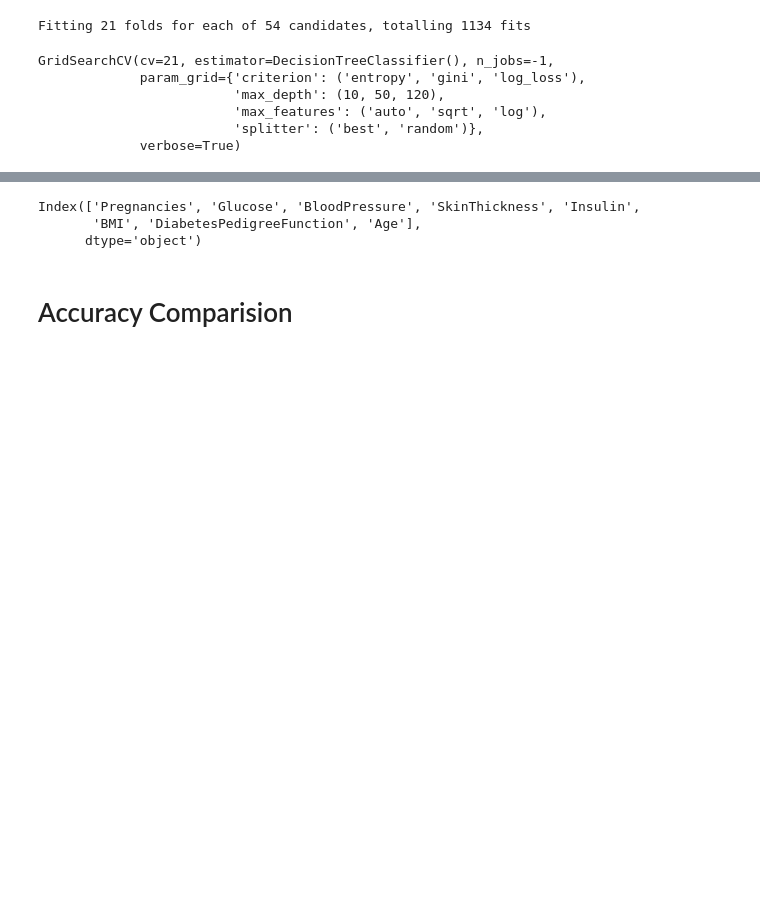
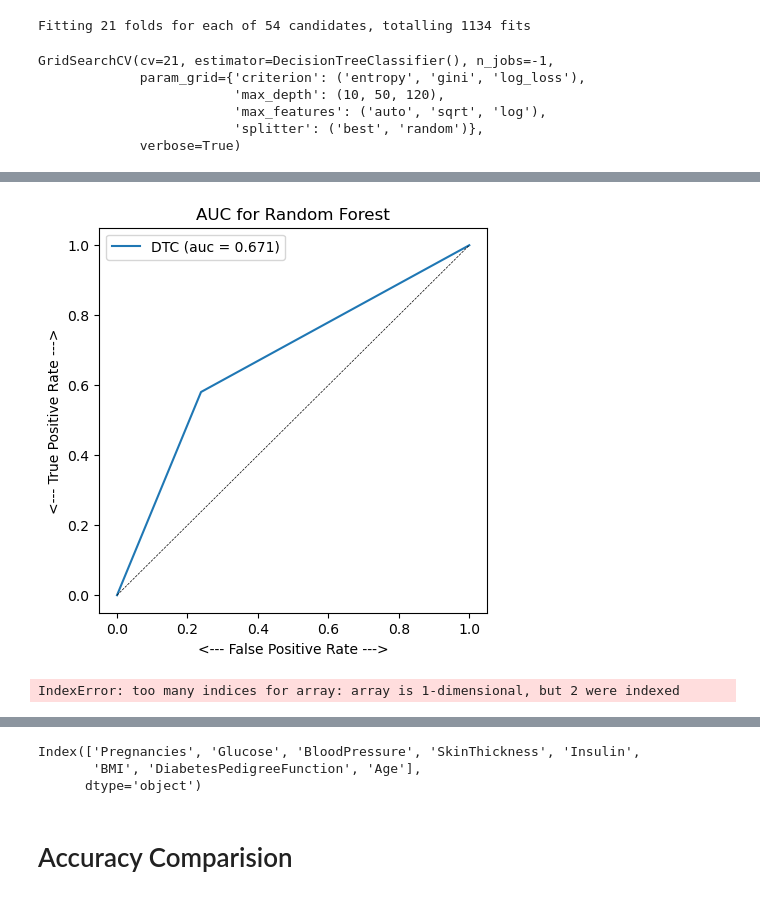
Before and after one commit to 573-pankaj/Work-on-Pima-Indians-Diabetes-Database, a Jupyter notebook: Code/Code_Pima Indian Diabetes Disease Dataset (PIDDD) by Pankaj-Well-Documented.ipynb, the cells around one changed output, grey strips where cells are left out. Saved outputs shown, nothing was run; the diff lists cells and outputs as text; code cells hidden in the pictures; blank space fills up the shorter version.

Commit message:
documentation done with correct accuracy metrices

```diff
--- a/Code/Code_Pima Indian Diabetes Disease Dataset (PIDDD) by Pankaj-Well-Documented.ipynb
+++ b/Code/Code_Pima Indian Diabetes Disease Dataset (PIDDD) by Pankaj-Well-Documented.ipynb
@@ -2211,0 +2440,28 @@ FPR : 0.34782608695652173
+# %%
+from sklearn.metrics import roc_curve, auc
+
+# RF_fpr, RF_tpr, threshold = roc_curve(Y_test, y_pred_RF.reshape((1,286)))
+# auc_RF = auc(RF_fpr, RF_tpr)
+
+DTC_fpr, DTC_tpr, threshold = roc_curve(Y_test,pred_DTC)
+auc_svm = auc(DTC_fpr, DTC_tpr)
+
+plt.figure(figsize=(5, 5), dpi=100)
+plt.plot(DTC_fpr, DTC_tpr, linestyle='-', label='DTC (auc = %0.3f)' % auc_svm)
+# plt.plot(RF_fpr, RF_tpr, marker='.', label='Random Forerst (auc = %0.3f)' % auc_RF)
+plt.plot([0,1], [0,1], '--k', lw=0.5) #label='Random'
+plt.xlabel('<--- False Positive Rate --->')
+plt.ylabel('<--- True Positive Rate --->')
+plt.title("AUC for Random Forest")
+plt.legend()
+
+plt.show()
+# %% [output]
+[figure, added]
+# %%
+import scikitplot as skplt
+import matplotlib.pyplot as plt
+skplt.metrics.plot_roc_curve(Y_test, pred_DTC)
+plt.show()
+# %% [output]
+IndexError: too many indices for array: array is 1-dimensional, but 2 were indexed
```
Also changed, not shown: parts of 56 cells of this notebook, 5 other files.
